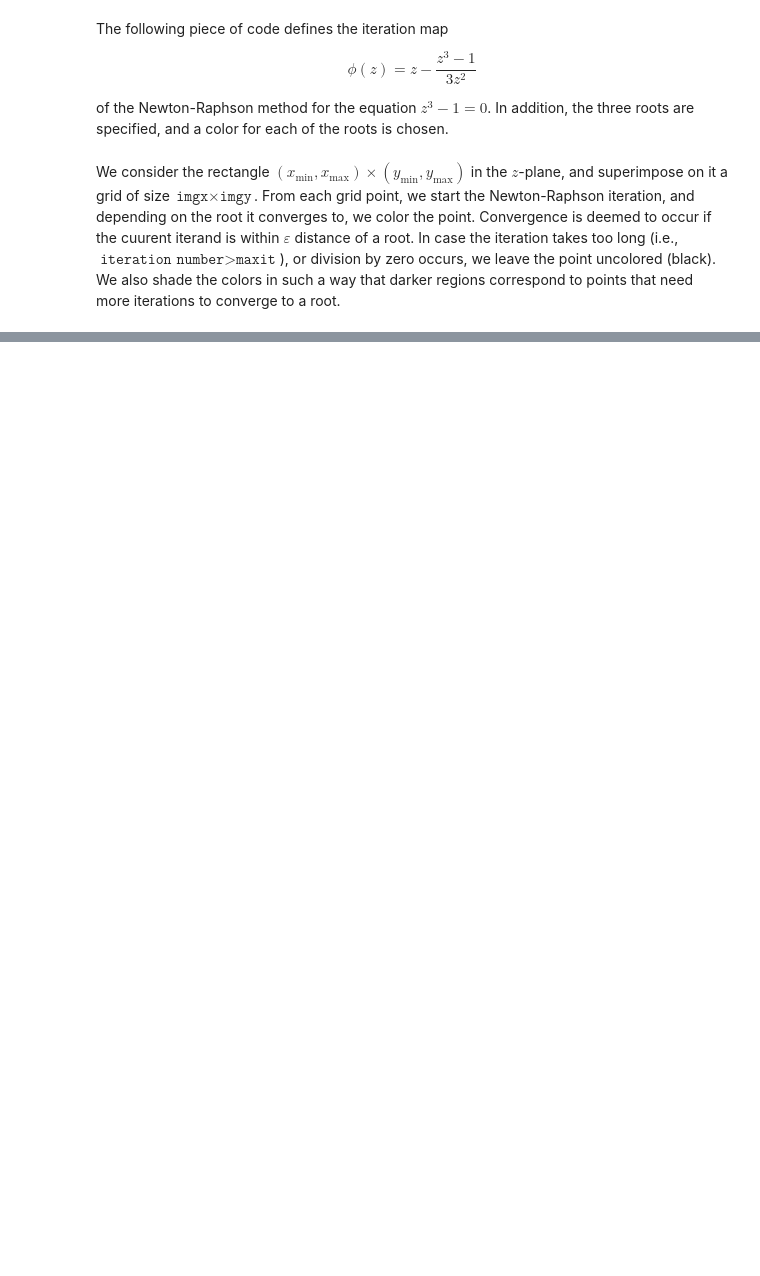
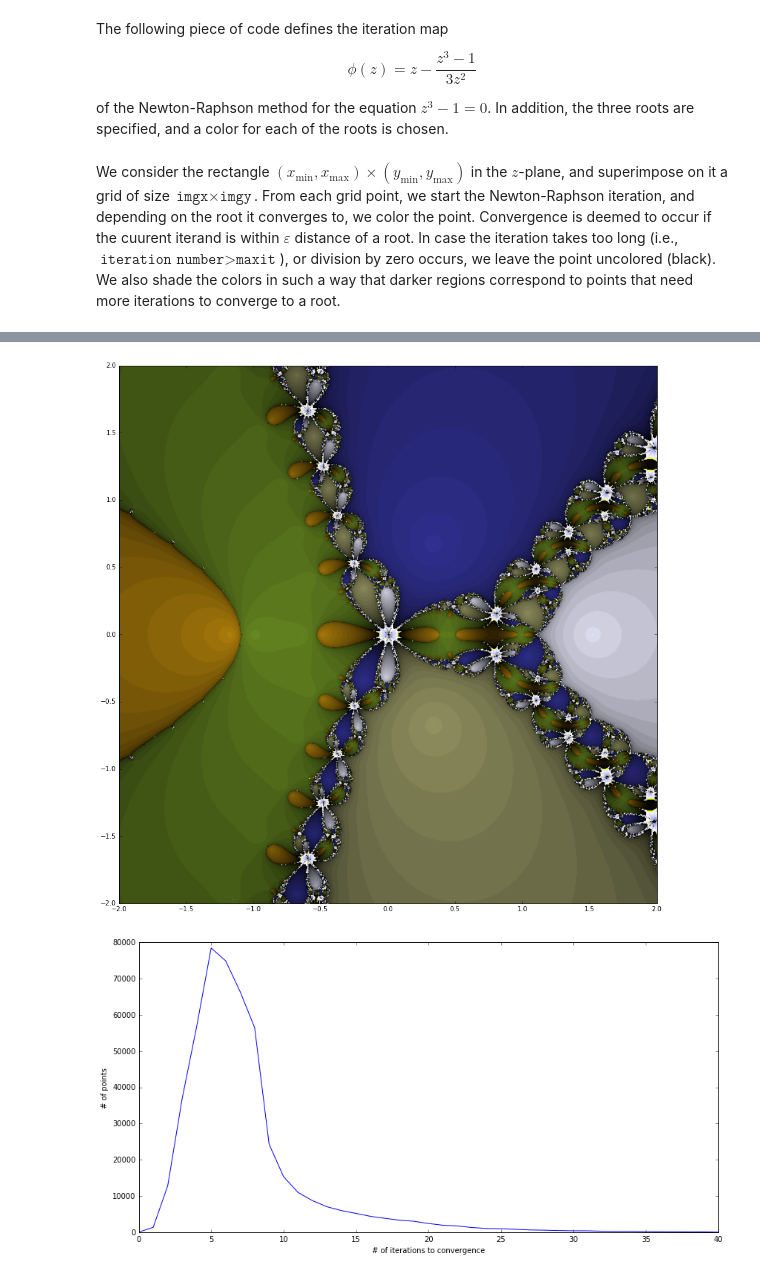
Before and after one commit to m4wright/power, a Jupyter notebook: newton.ipynb, the cells around one changed output, grey strips where cells are left out. Saved outputs shown, nothing was run; the diff lists cells and outputs as text; code cells hidden in the pictures; blank space fills up the shorter version.

```diff
--- a/newton.ipynb
+++ b/newton.ipynb
@@ -70,0 +71,57 @@ plt.show()
+# %%
+#Newton-Raphson iteration for z**5 - 2*z**3 - 1
+def phi_2(z):
+    z=complex(z)
+    return z - (z**5 - 2*z**3 - 1) / (5*z**4 - 6*z**2)
+
+zz = np.roots([1,0,-2,0,0,-1])
+#corresponding colors
+cc=[[0.902,0.902,0.980],[0.722,0.525,0.043],[0.420,0.557,0.137], [0.2, 0.2, 0.6],[0.6,0.6,0.4]]
+# %%
+xmin = -2.0
+xmax = 2.0
+ymin = -2.0
+ymax = 2.0
+eps = .0001
+maxit = 40
+imgx = 700
+imgy = 700
+img = np.zeros((imgy,imgx,3))
+a = (xmax-xmin)/imgx
+b = (ymax-ymin)/imgy
+h = np.zeros(maxit+1)
+sit=20
+f = 1./sit
+for i in range(imgy):
+    for j in range(imgx):
+        x=xmin+a*j
+        y=ymax-b*i
+        z0=complex(x,y)
+        for k in range(maxit):
+            if abs(z0)<eps:
+                h[maxit]+=1
+                break
+            z=phi_2(z0)
+            con=False
+            for l in range(len(zz)):
+                if abs(z-zz[l])<eps:
+                    con=True
+                    break
+            if(con):
+                img[i,j]=[(sit-k)*f*c for c in cc[l]]
+                h[k]+=1
+                break
+            z0=z
+        if k==maxit: h[maxit]+=1
+plt.figure(figsize=(15,15))
+plt.imshow(img,extent=[xmin,xmax,ymin,ymax])
+plt.show()
+scipy.misc.imsave('newt.png', img)
+plt.figure(figsize=(14,7))
+plt.plot(range(maxit+1),h)
+plt.xlabel('# of iterations to convergence')
+plt.ylabel('# of points')
+plt.show()
+# %% [output]
+[figure, added]
+[figure, added]
```
Also changed, not shown: parts of 3 cells of this notebook, 1 other file.
